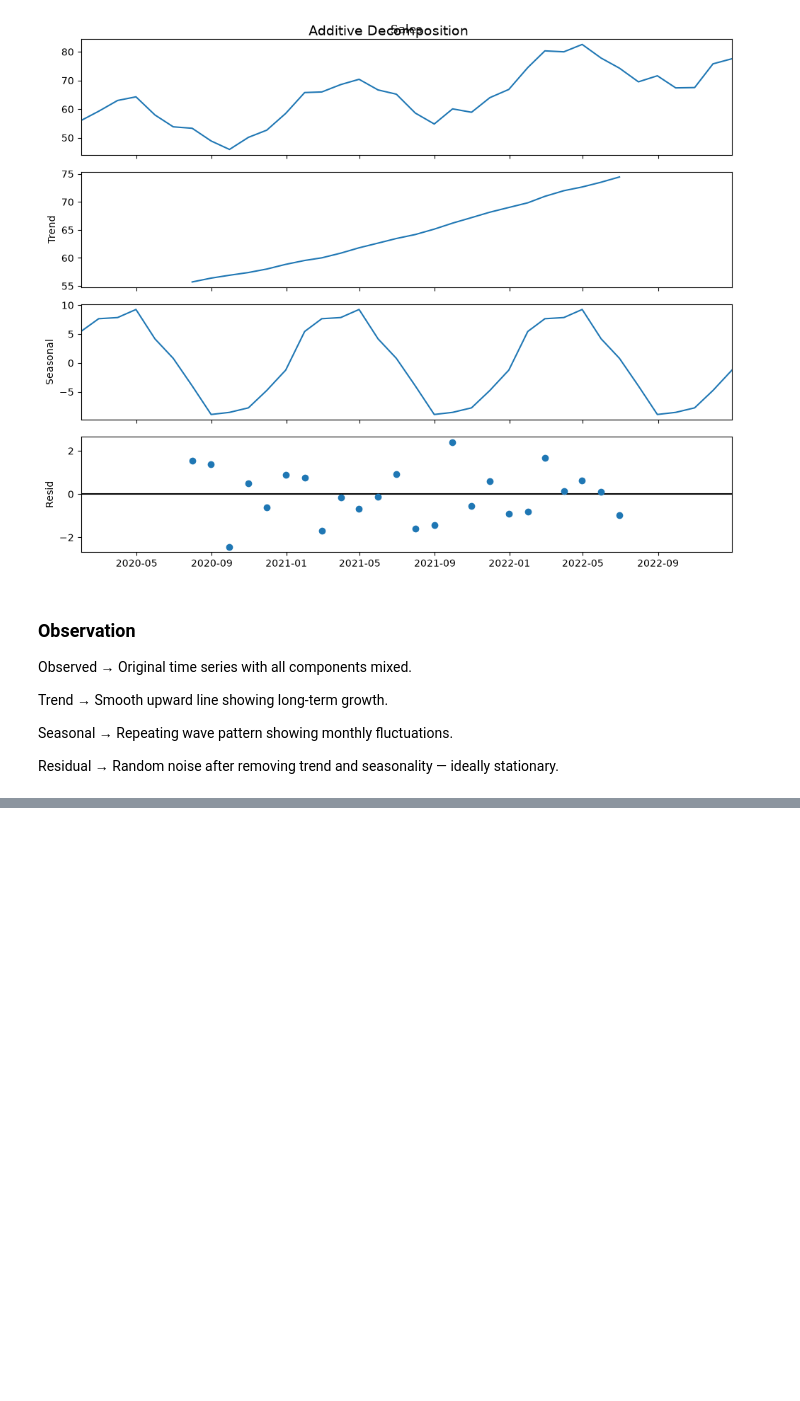
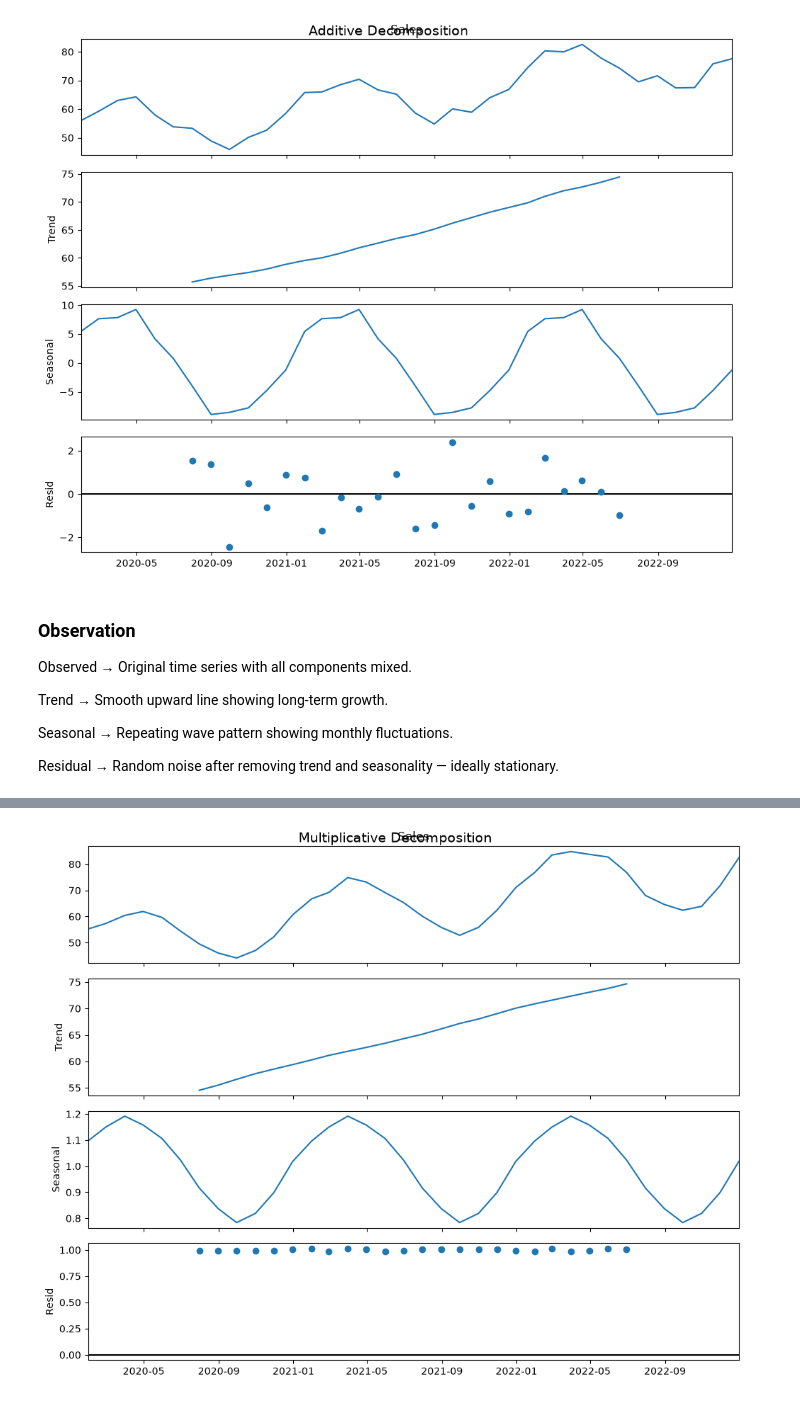
Before and after one commit to neeraj654123/Data-Science, a Jupyter notebook: Time Series Forecasting/04_stationarity.ipynb, the cells around one changed output, grey strips where cells are left out. Drawn from its saved outputs; the diff is of its cells as text; code cells hidden in the pictures; blank space fills up the shorter version.

Commit message:
Multiplicative Model Decomposition

```diff
--- a/Time Series Forecasting/04_stationarity.ipynb
+++ b/Time Series Forecasting/04_stationarity.ipynb
@@ -247,0 +252,9 @@ Residual → Random noise after removing trend and seasonality — ideally stati
+# %%
+# Create multiplicative pattern (seasonality grows with trend)
+trend_mul = np.linspace(50, 80, 36)
+seasonality_mul = 1 + 0.2 * np.sin(2 * np.pi * dates.month / 12)
+noise_mul = np.random.normal(0, 0.02, 36)
+sales_mul = trend_mul * seasonality_mul * (1 + noise_mul)
+
+df_mul = pd.DataFrame({"Sales": sales_mul}, index=dates)
+df_mul.head()
@@ -247,0 +268,8 @@ Residual → Random noise after removing trend and seasonality — ideally stati
+# %%
+# Decompose (multiplicative)
+decomposition_mul = seasonal_decompose(df_mul["Sales"], model='multiplicative', period=12)
+decomposition_mul.plot()
+plt.suptitle("Multiplicative Decomposition", fontsize=14)
+plt.show()
+# %% [output]
+[figure, added]
```
Also changed, not shown: parts of 3 cells of this notebook.
